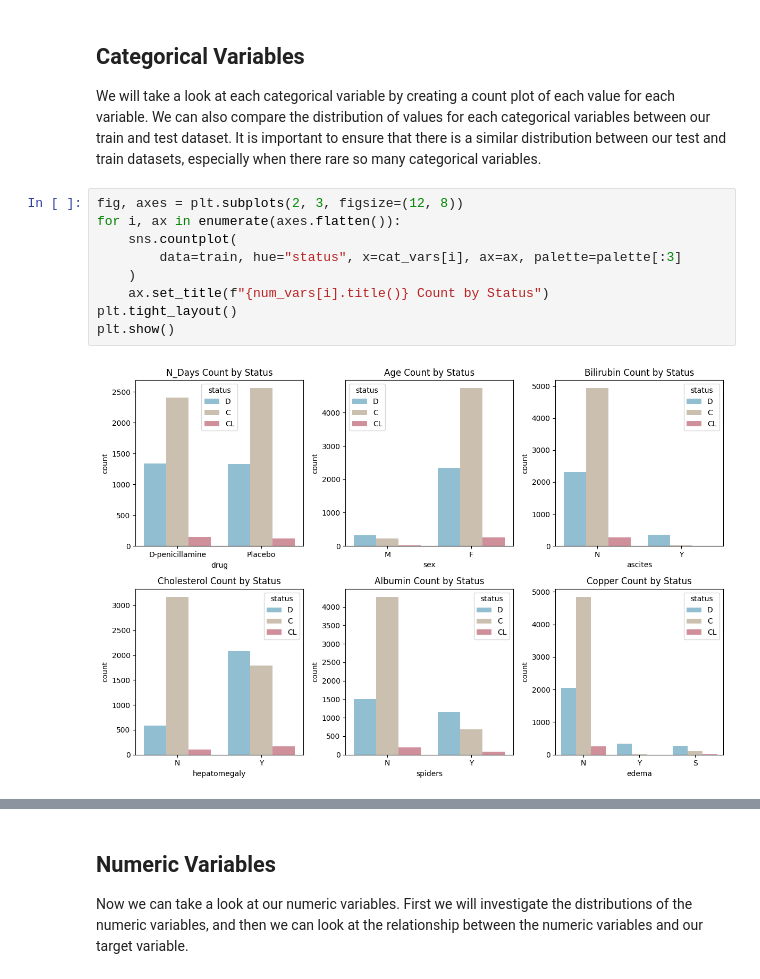
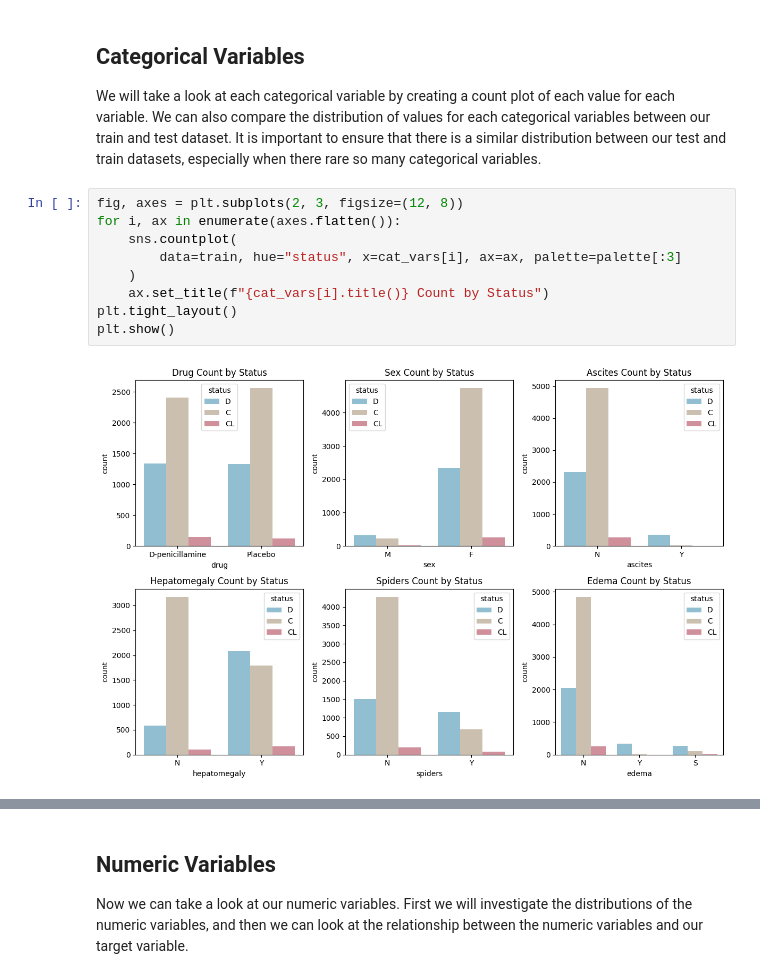
Before and after one commit to Mattcalcaterra/cirrhosisPredicitonsComp, a Jupyter notebook: cirrhosisAnalysis.ipynb, the cells around one changed output, grey strips where cells are left out. Drawn from its saved outputs; the diff is of its cells as text.

Commit message:
Updated Model Selection and EDA
Add more insights from visualiations, updated the hyperparameter tuning and model selection for more consistent results

```diff
--- a/cirrhosisAnalysis.ipynb
+++ b/cirrhosisAnalysis.ipynb
@@ -156,11 +162,11 @@ We will take a look at each categorical variable by creating a count plot of eac
 # %%
 fig, axes = plt.subplots(2, 3, figsize=(12, 8))
 for i, ax in enumerate(axes.flatten()):
     sns.countplot(
         data=train, hue="status", x=cat_vars[i], ax=ax, palette=palette[:3]
     )
-    ax.set_title(f"{num_vars[i].title()} Count by Status")
+    ax.set_title(f"{cat_vars[i].title()} Count by Status")
 plt.tight_layout()
 plt.show()
 # %% [output]
-[figure, old version]
+[figure, new version]
```
Also changed, not shown: parts of 25 cells of this notebook, 3 other files.
